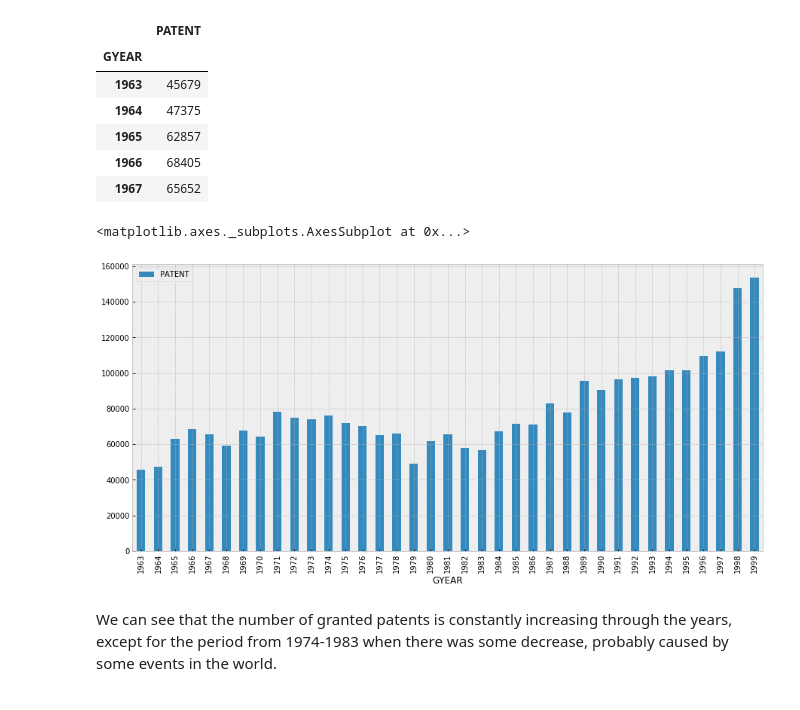
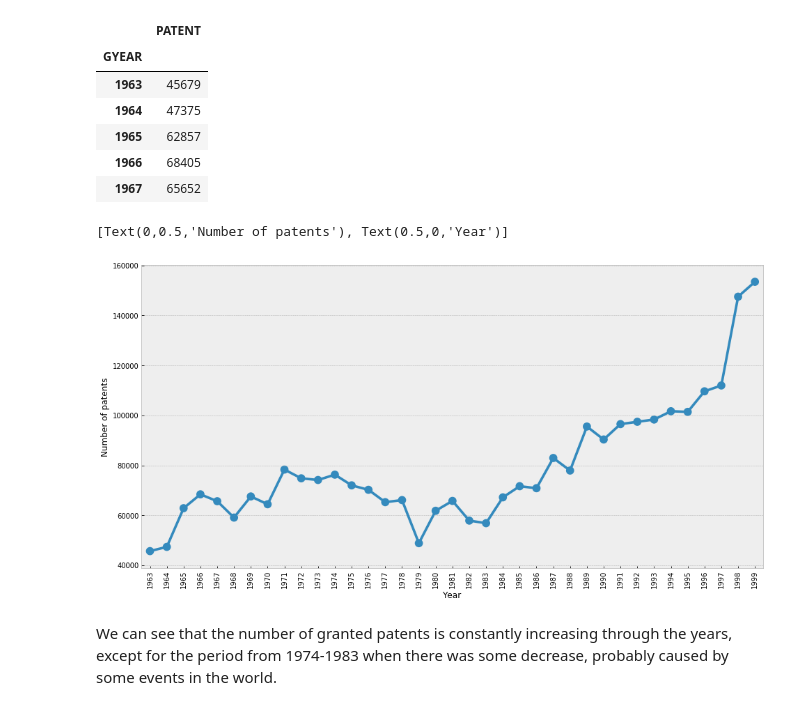
Before and after one commit to antonino-barbera/seanbi, a Jupyter notebook: project/project.ipynb, the cells around one changed output. Cells and saved outputs as stored; diff of their text form; code cells hidden in the pictures.

```diff
--- a/project/project.ipynb
+++ b/project/project.ipynb
@@ -333,11 +333,14 @@ year_trend.head()
 | 1965 | 62857 |
 | 1966 | 68405 |
 | 1967 | 65652 |
-# %%
-year_trend.plot.bar(figsize=(15,7))
-# %% [output]
-<matplotlib.axes._subplots.AxesSubplot at 0x...>
-[figure, removed]
+# %%
+f, ax1 = plt.subplots(1, figsize=(16,8))
+plt.xticks(rotation=90)
+g=sbn.pointplot(x=year_trend.index, y='PATENT',  data=year_trend, ax=ax1)
+g.set(xlabel='Year', ylabel='Number of patents')
+# %% [output]
+[Text(0,0.5,'Number of patents'), Text(0.5,0,'Year')]
+[figure, added]
 # %% [markdown]
 We can see that the number of granted patents is constantly increasing through the years, except for the period from 1974-1983 when there was some decrease, probably caused by some events in the world.
 # %% [markdown]
```
Also changed, not shown: parts of 9 cells of this notebook, 1 other file.
